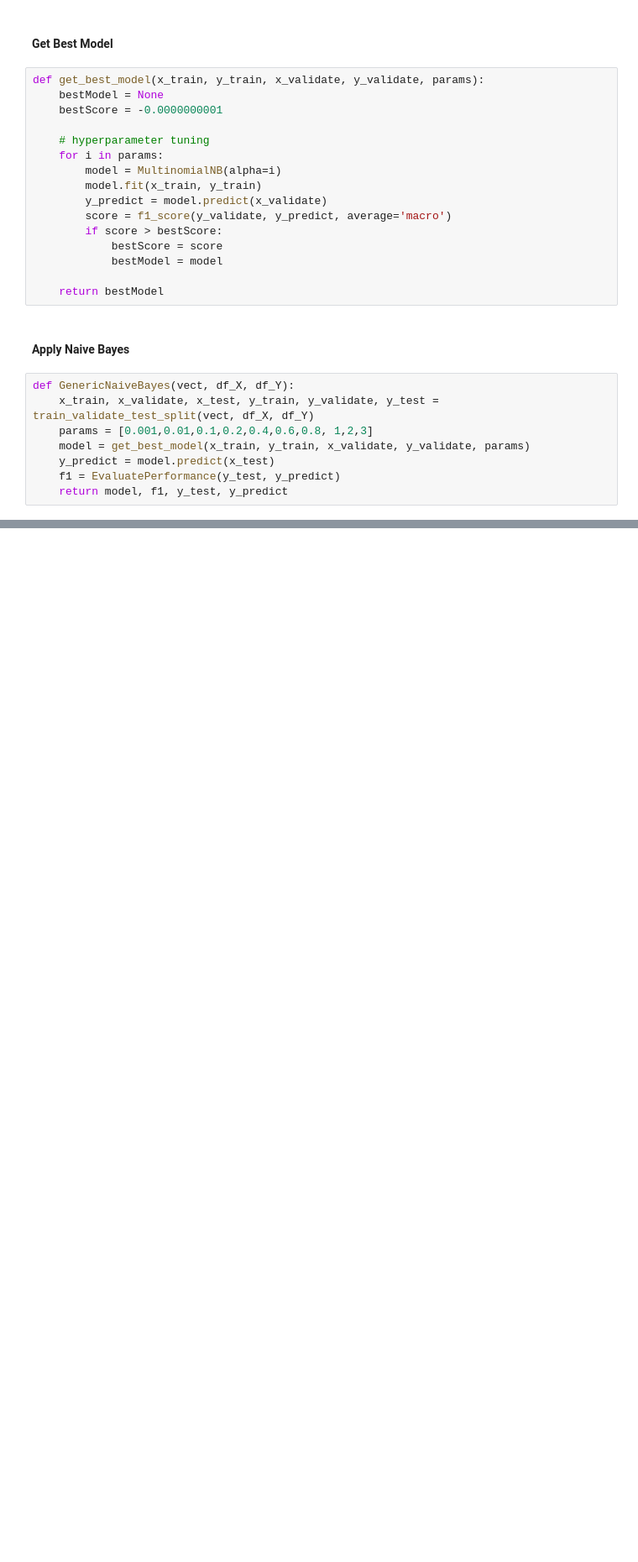
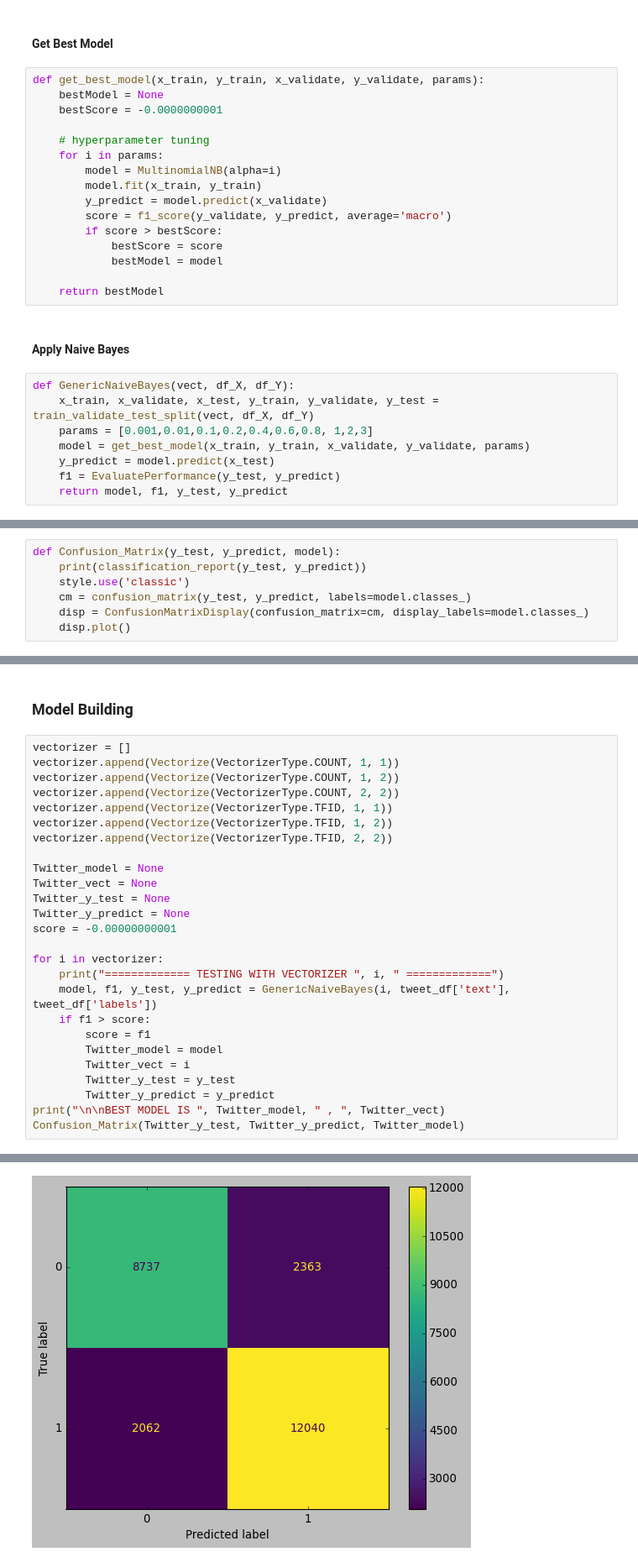
Before and after one commit to sayaranika/Abusive-Language-Detection-Using-Naive-Bayes, a Jupyter notebook: Abusive Language Detection.ipynb, the cells around one changed output, grey strips where cells are left out. Shown: that part at 84% size. Drawn from its saved outputs; the diff is of its cells as text; blank space fills up the shorter version.

```diff
--- a/Abusive Language Detection.ipynb
+++ b/Abusive Language Detection.ipynb
@@ -171,0 +181,7 @@ def GenericNaiveBayes(vect, df_X, df_Y):
+# %%
+def Confusion_Matrix(y_test, y_predict, model):
+    print(classification_report(y_test, y_predict))
+    style.use('classic')
+    cm = confusion_matrix(y_test, y_predict, labels=model.classes_)
+    disp = ConfusionMatrixDisplay(confusion_matrix=cm, display_labels=model.classes_)
+    disp.plot()
@@ -171,0 +303,29 @@ def GenericNaiveBayes(vect, df_X, df_Y):
+# %% [markdown]
+### Model Building
+# %%
+vectorizer = []
+vectorizer.append(Vectorize(VectorizerType.COUNT, 1, 1))
+vectorizer.append(Vectorize(VectorizerType.COUNT, 1, 2))
+vectorizer.append(Vectorize(VectorizerType.COUNT, 2, 2))
+vectorizer.append(Vectorize(VectorizerType.TFID, 1, 1))
+vectorizer.append(Vectorize(VectorizerType.TFID, 1, 2))
+vectorizer.append(Vectorize(VectorizerType.TFID, 2, 2))
+
+Twitter_model = None
+Twitter_vect = None
+Twitter_y_test = None
+Twitter_y_predict = None
+score = -0.00000000001
+
+for i in vectorizer:
+    print("============= TESTING WITH VECTORIZER ", i, " =============")
+    model, f1, y_test, y_predict = GenericNaiveBayes(i, tweet_df['text'], tweet_df['labels'])
+    if f1 > score:
+        score = f1
+        Twitter_model = model
+        Twitter_vect = i
+        Twitter_y_test = y_test
+        Twitter_y_predict = y_predict
+print("\n\nBEST MODEL IS ", Twitter_model, " , ", Twitter_vect)
+Confusion_Matrix(Twitter_y_test, Twitter_y_predict, Twitter_model)
+# %% [output]
@@ -171,0 +349 @@ def GenericNaiveBayes(vect, df_X, df_Y):
+[figure, added]
```
Also changed, not shown: parts of 13 cells of this notebook.
